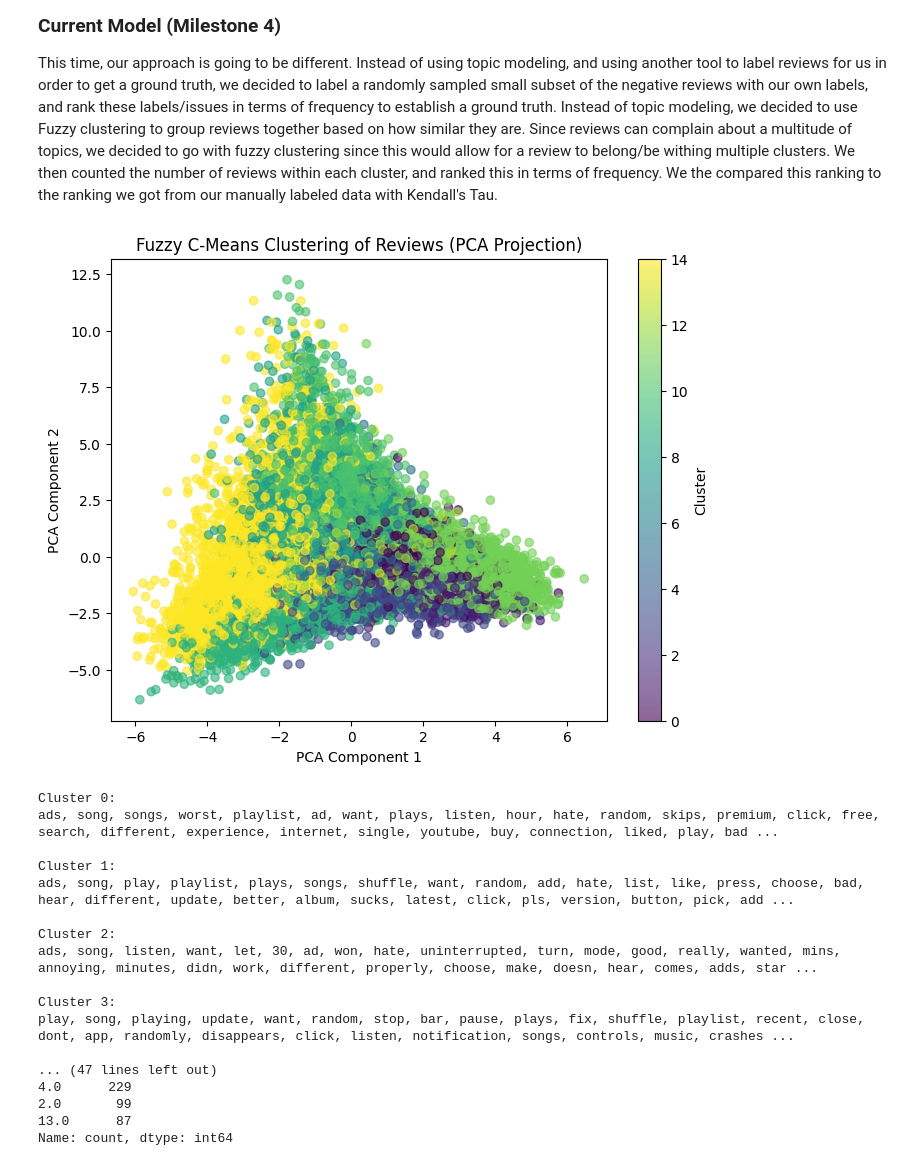
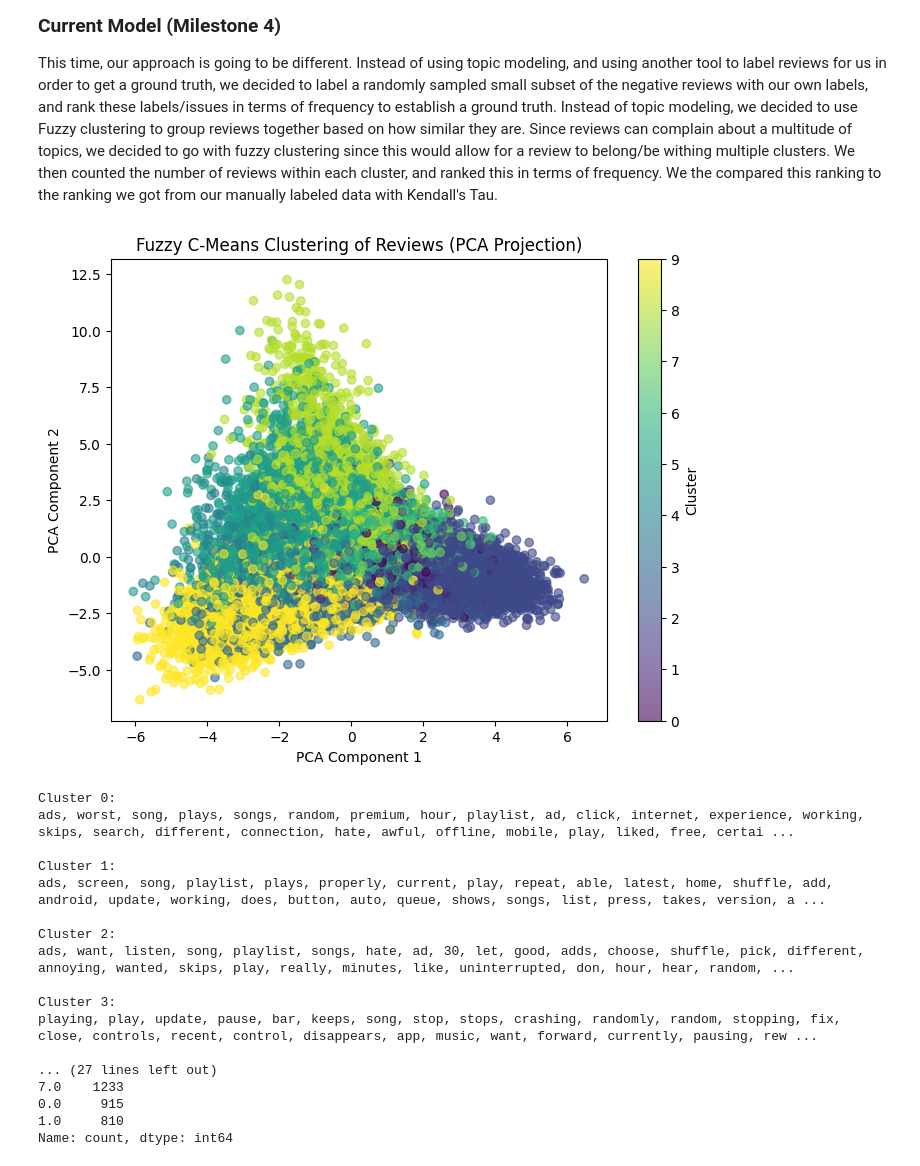
Before and after one commit to dregmi08/Milestone-2-Data-Exploration-Initial-Preprocessing, a Jupyter notebook: Milestone4.ipynb, the cells around one changed output. Cells and saved outputs as stored; diff of their text form; code cells hidden in the pictures.

```diff
--- a/Milestone4.ipynb
+++ b/Milestone4.ipynb
@@ -151,8 +109,8 @@ scaler = StandardScaler()
 X_scaled = scaler.fit_transform(X)
 
 # Step 4: Perform fuzzy c-means clustering (with 15 clusters)
-c = 15  # Number of clusters
-m = 2  # Fuzziness factor
+c = 10  # Number of clusters
+m = 4  # Fuzziness factor
 cntr, u, u0, d, jm, p, fpc = fuzz.cluster.cmeans(
     X_scaled.T, c, m, error=0.005, maxiter=1000, init=None
 )
@@ -168,50 +126,50 @@ spotify_df.loc[filtered_negative_reviews.index, 'Negative_Review_Cluster'] = clu
 pca = PCA(n_components=2)
 X_2d = pca.fit_transform(X_scaled)
 
 # Plot the clusters
 plt.figure(figsize=(8, 6))
 plt.scatter(X_2d[:, 0], X_2d[:, 1], c=cluster_assignments, cmap='viridis', alpha=0.6)
 plt.title('Fuzzy C-Means Clustering of Reviews (PCA Projection)')
 plt.xlabel('PCA Component 1')
 plt.ylabel('PCA Component 2')
 plt.colorbar(label='Cluster')
 plt.show()
 
 # Step 8: Print the top terms for each cluster
 terms = vectorizer.get_feature_names_out()
 for i, center in enumerate(cntr):
     print(f"Cluster {i}:")
-    sorted_idx = center.argsort()[-30:][::-1]  # Get top 30 terms
+    sorted_idx = center.argsort()[-50:][::-1]  # Get top 30 terms
     top_terms = [terms[idx] for idx in sorted_idx]
     print(", ".join(top_terms))
     print()
 
 # Step 9: Count the number of members in each cluster
 cluster_counts = spotify_df['Negative_Review_Cluster'].value_counts()
 
 # Sort clusters by size (descending order by default)
 ranked_clusters = cluster_counts.sort_values(ascending=False)
 
 # Display the rankings
 print("Cluster rankings by size:")
 print(ranked_clusters)
 # %% [output]
-[figure, old version]
+[figure, new version]
 Cluster 0:
-ads, song, songs, worst, playlist, ad, want, plays, listen, hour, hate, random, skips, premium, click, free, search, different, experience, internet, single, youtube, buy, connection, liked, play, bad ...
+ads, worst, song, plays, songs, random, premium, hour, playlist, ad, click, internet, experience, working, skips, search, different, connection, hate, awful, offline, mobile, play, liked, free, certai ...
 
 Cluster 1:
-ads, song, play, playlist, plays, songs, shuffle, want, random, add, hate, list, like, press, choose, bad, hear, different, update, better, album, sucks, latest, click, pls, version, button, pick, add ...
+ads, screen, song, playlist, plays, properly, current, play, repeat, able, latest, home, shuffle, add, android, update, working, does, button, auto, queue, shows, songs, list, press, takes, version, a ...
 
 Cluster 2:
-ads, song, listen, want, let, 30, ad, won, hate, uninterrupted, turn, mode, good, really, wanted, mins, annoying, minutes, didn, work, different, properly, choose, make, doesn, hear, comes, adds, star ...
+ads, want, listen, song, playlist, songs, hate, ad, 30, let, good, adds, choose, shuffle, pick, different, annoying, wanted, skips, play, really, minutes, like, uninterrupted, don, hour, hear, random, ...
 
 Cluster 3:
-play, song, playing, update, want, random, stop, bar, pause, plays, fix, shuffle, playlist, recent, close, dont, app, randomly, disappears, click, listen, notification, songs, controls, music, crashes ...
+playing, play, update, pause, bar, keeps, song, stop, stops, crashing, randomly, random, stopping, fix, close, controls, recent, control, disappears, app, music, want, forward, currently, pausing, rew ...
 
-... (47 lines left out)
-4.0      229
-2.0       99
-13.0      87
+... (27 lines left out)
+7.0    1233
+0.0     915
+1.0     810
 Name: count, dtype: int64
 # %% [markdown]
```
Also changed, not shown: parts of 4 cells of this notebook.
